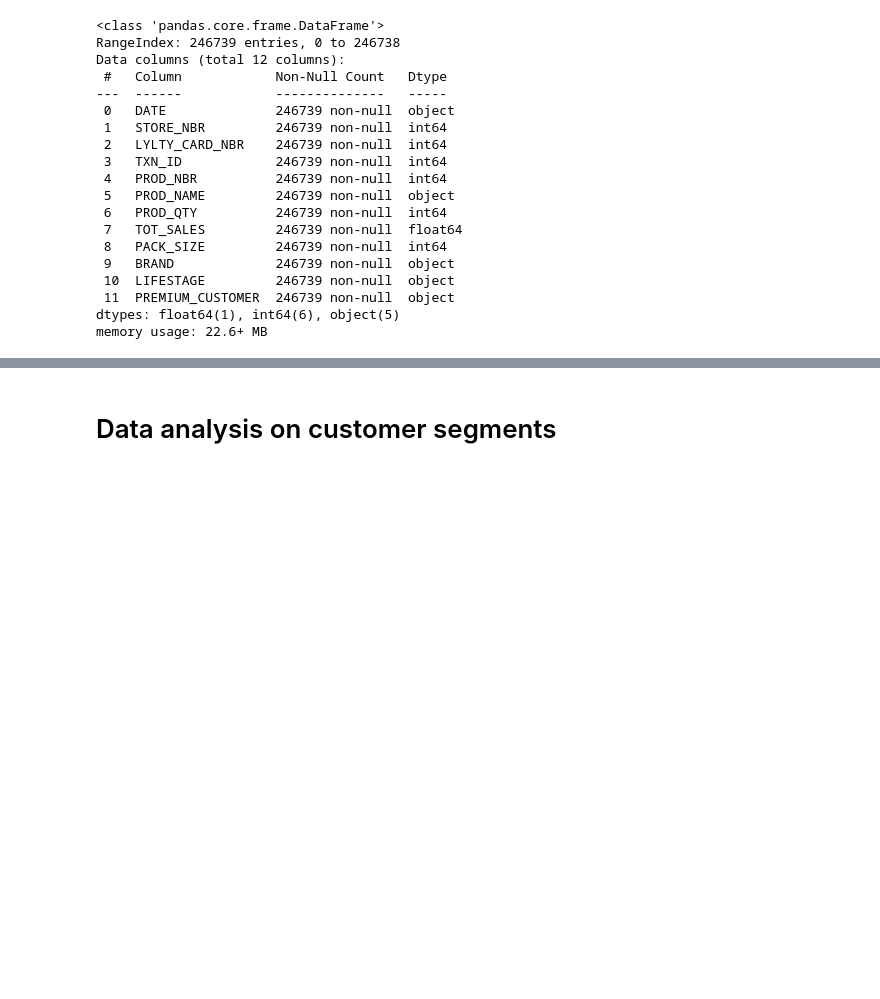
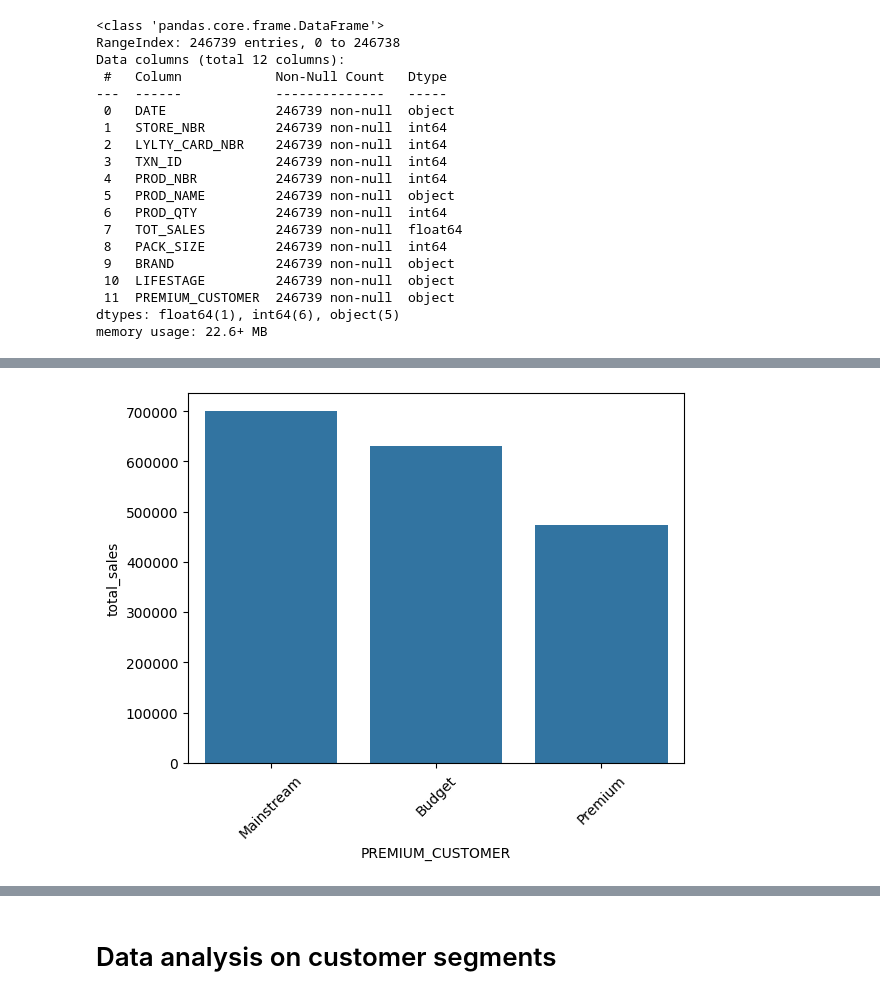
Before and after one commit to Ekatskoropud/Quantium, a Jupyter notebook: Task 1/Data analysis.ipynb, the cells around one changed output, grey strips where cells are left out. Saved outputs shown, nothing was run; the diff lists cells and outputs as text; code cells hidden in the pictures; blank space fills up the shorter version.

```diff
--- a/Task 1/Data analysis.ipynb
+++ b/Task 1/Data analysis.ipynb
@@ -44,0 +74,11 @@ memory usage: 22.6+ MB
+# %%
+total_sales_per_premium = df.groupby("PREMIUM_CUSTOMER").agg(
+    customer = ("LYLTY_CARD_NBR", "nunique"),
+    total_sales = ("TOT_SALES","sum")
+)
+
+total_sales_per_premium = total_sales_per_premium.sort_values(
+    by= "total_sales",
+    ascending= False
+)
+total_sales_per_premium
@@ -44,0 +91,5 @@ memory usage: 22.6+ MB
+# %%
+ax = sns.barplot(data = total_sales_per_premium, x = "PREMIUM_CUSTOMER", y = "total_sales")
+ax.tick_params(axis = "x", rotation = 45)
+# %% [output]
+[figure, added]
```
Also changed, not shown: parts of 25 cells of this notebook.
